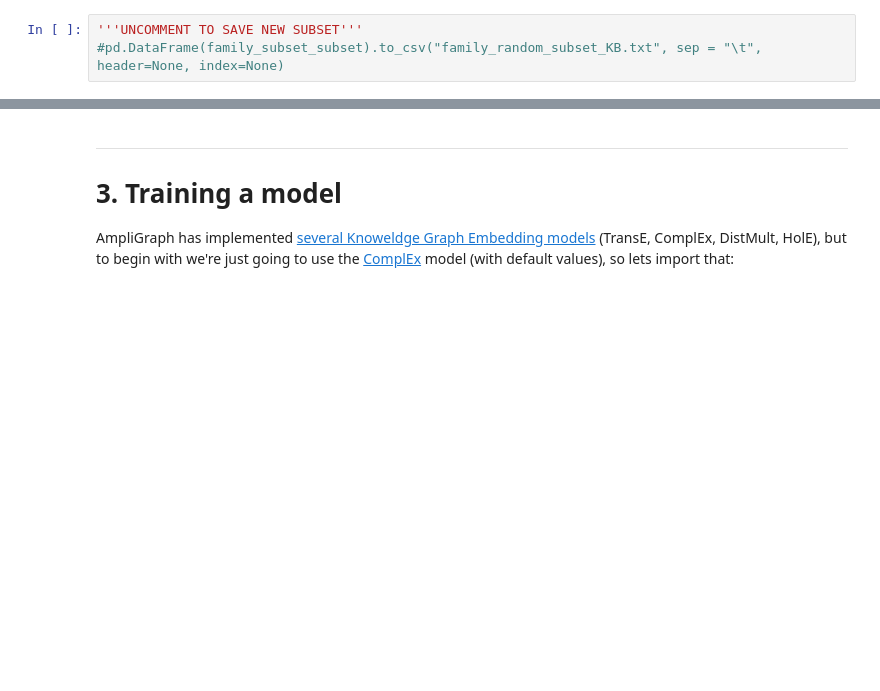
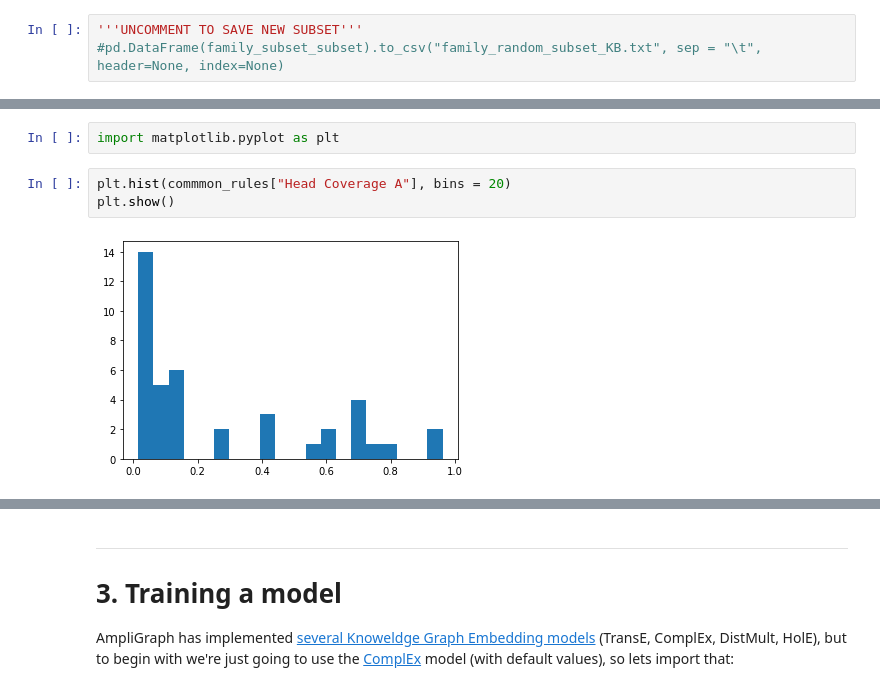
Before and after one commit to JohannaJo/master-latex-template, a Jupyter notebook: code/pykeen_wikidata.ipynb, the cells around one changed output, grey strips where cells are left out. Drawn from its saved outputs; the diff is of its cells as text; blank space fills up the shorter version.

```diff
--- a/code/pykeen_wikidata.ipynb
+++ b/code/pykeen_wikidata.ipynb
@@ -179,0 +306,7 @@ family_random_subset_mining_results = pd.read_csv("family_random_subset_mined_ru
+# %%
+import matplotlib.pyplot as plt
+# %%
+plt.hist(commmon_rules["Head Coverage A"], bins = 20)
+plt.show()
+# %% [output]
+[figure, added]
```
Also changed, not shown: parts of 37 cells of this notebook.
